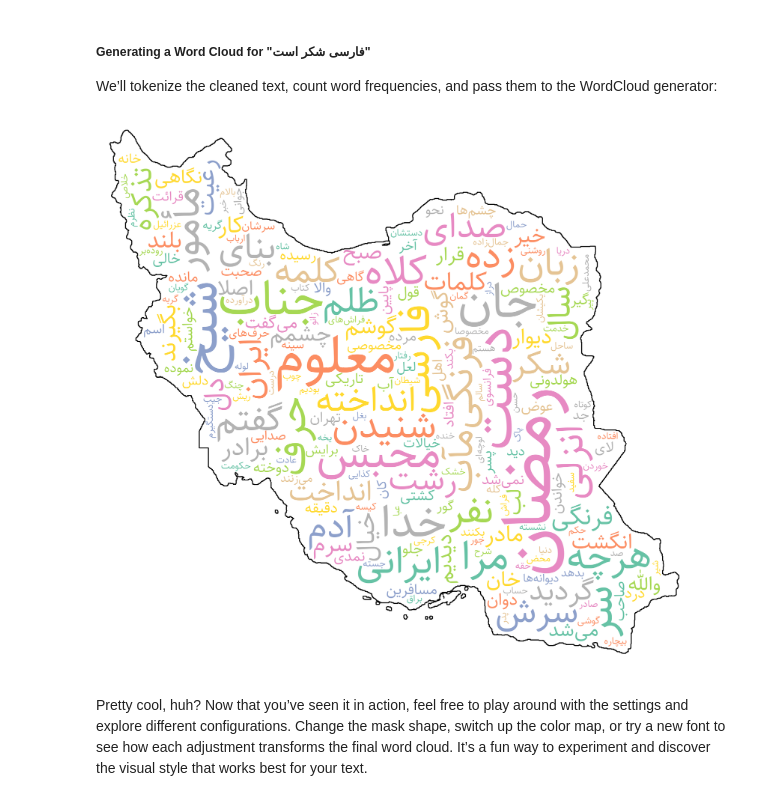
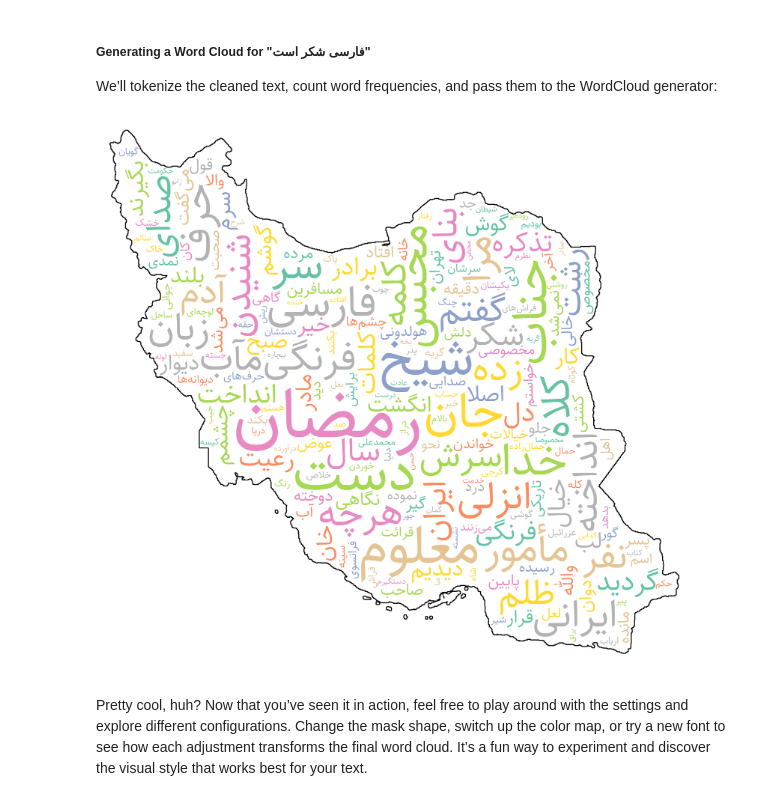
Before and after one commit to amirivojdan/shekar, a Jupyter notebook: examples/word_cloud.ipynb, the cells around one changed output. Drawn from its saved outputs; the diff is of its cells as text; code cells hidden in the pictures.

```diff
--- a/examples/word_cloud.ipynb
+++ b/examples/word_cloud.ipynb
@@ -105,35 +105,34 @@ We’ll tokenize the cleaned text, count word frequencies, and pass them to the
 # %%
 from shekar import WordCloud
 from collections import Counter
 from shekar import utils
 from shekar import WordTokenizer
 
 
 word_tokenizer = WordTokenizer()
 tokens = word_tokenizer(clean_text)
 
 counwords = Counter()
 for word in tokens:
-    if word not in utils.stopwords:
-        counwords[word] += 1
+    counwords[word] += 1
 
 
 worCloud = WordCloud(
         mask="Iran",
         width=1000,
         height=500,
         max_font_size=220,
         min_font_size=5,
         bg_color="white",
         contour_color="black",
         contour_width=3,
         color_map="Set2",
     )
 
 image = worCloud.generate(counwords)
 image
 # %% [output]
-[figure, old version]
+[figure, new version]
 # %% [markdown]
 Pretty cool, huh? Now that you’ve seen it in action, feel free to play around with the settings and explore different configurations. Change the mask shape, switch up the color map, or try a new font to see how each adjustment transforms the final word cloud. It’s a fun way to experiment and discover the visual style that works best for your text.
 # %% [markdown]
```
Also changed, not shown: parts of 1 cell of this notebook, 2 other files.
